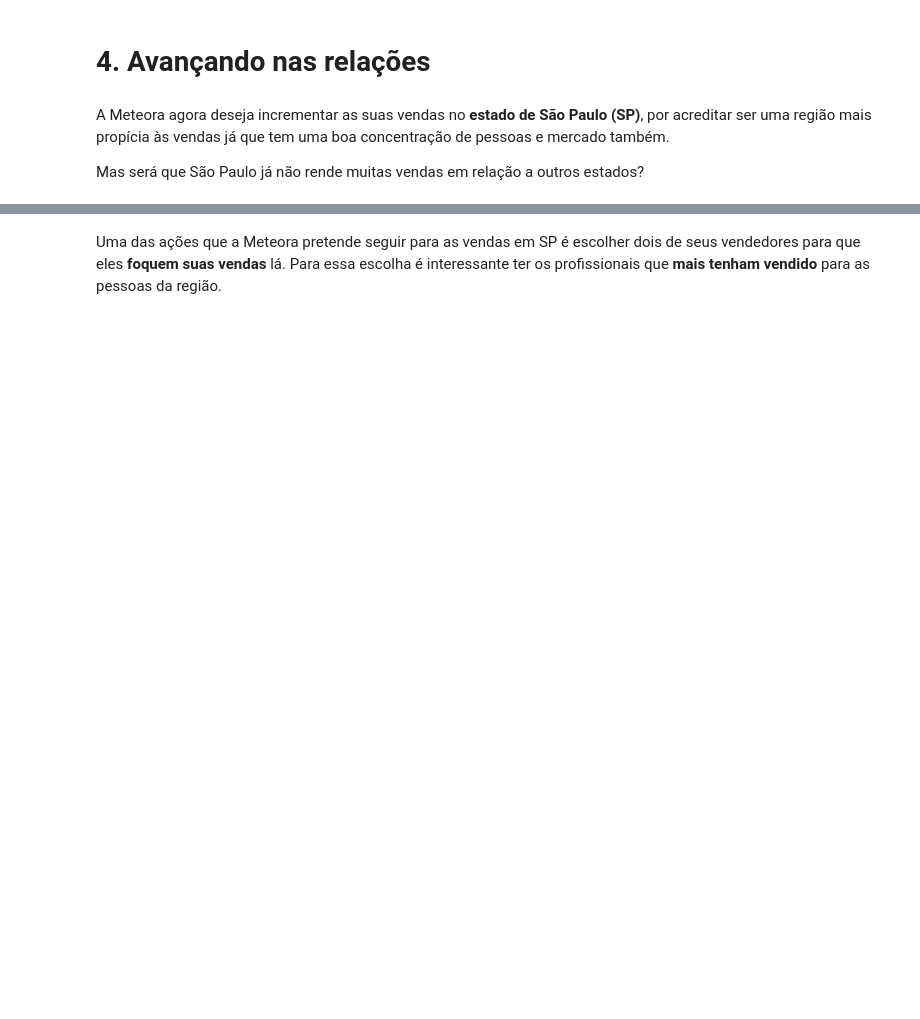
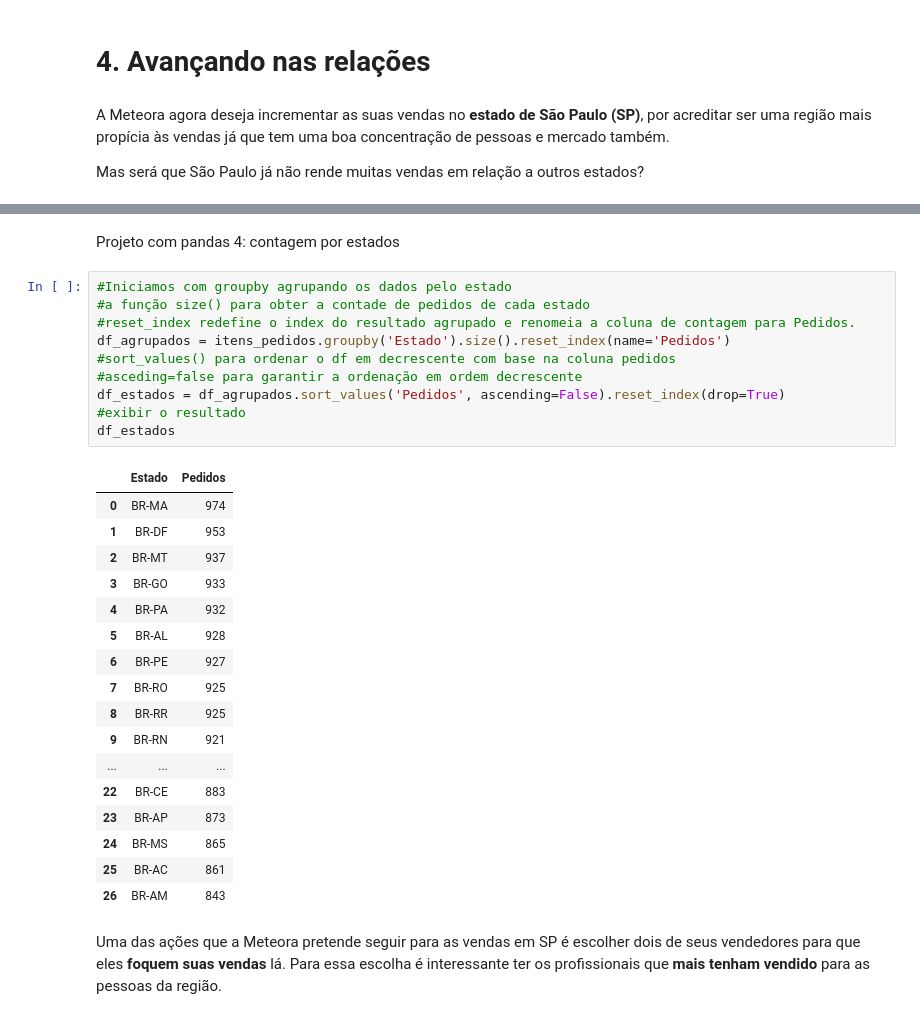
Before and after one commit to nathqueiroz/sqlcompython, a Jupyter notebook: Notebook_Meteora.ipynb, the cells around one changed output, grey strips where cells are left out. Drawn from its saved outputs; the diff is of its cells as text; blank space fills up the shorter version.

```diff
--- a/Notebook_Meteora.ipynb
+++ b/Notebook_Meteora.ipynb
@@ -341,2 +404,32 @@ Mas será que São Paulo já não rende muitas vendas em relação a outros esta
+# %% [markdown]
+Projeto com pandas 4: contagem por estados
+# %%
+#Iniciamos com groupby agrupando os dados pelo estado
+#a função size() para obter a contade de pedidos de cada estado
+#reset_index redefine o index do resultado agrupado e renomeia a coluna de contagem para Pedidos.
+df_agrupados = itens_pedidos.groupby('Estado').size().reset_index(name='Pedidos')
+#sort_values() para ordenar o df em decrescente com base na coluna pedidos
+#asceding=false para garantir a ordenação em ordem decrescente
+df_estados = df_agrupados.sort_values('Pedidos', ascending=False).reset_index(drop=True)
+#exibir o resultado
+df_estados
+# %% [output]
+|  | Estado | Pedidos |
+| 0 | BR-MA | 974 |
+| 1 | BR-DF | 953 |
+| 2 | BR-MT | 937 |
+| 3 | BR-GO | 933 |
+| 4 | BR-PA | 932 |
+| 5 | BR-AL | 928 |
+| 6 | BR-PE | 927 |
+| 7 | BR-RO | 925 |
+| 8 | BR-RR | 925 |
+| 9 | BR-RN | 921 |
+| ... | ... | ... |
+| 22 | BR-CE | 883 |
+| 23 | BR-AP | 873 |
+| 24 | BR-MS | 865 |
+| 25 | BR-AC | 861 |
+| 26 | BR-AM | 843 |
 # %% [markdown]
 Uma das ações que a Meteora pretende seguir para as vendas em SP é escolher dois de seus vendedores para que eles **foquem suas vendas** lá. Para essa escolha é interessante ter os profissionais que **mais tenham vendido** para as pessoas da região.
```
Also changed, not shown: parts of 10 cells of this notebook.
